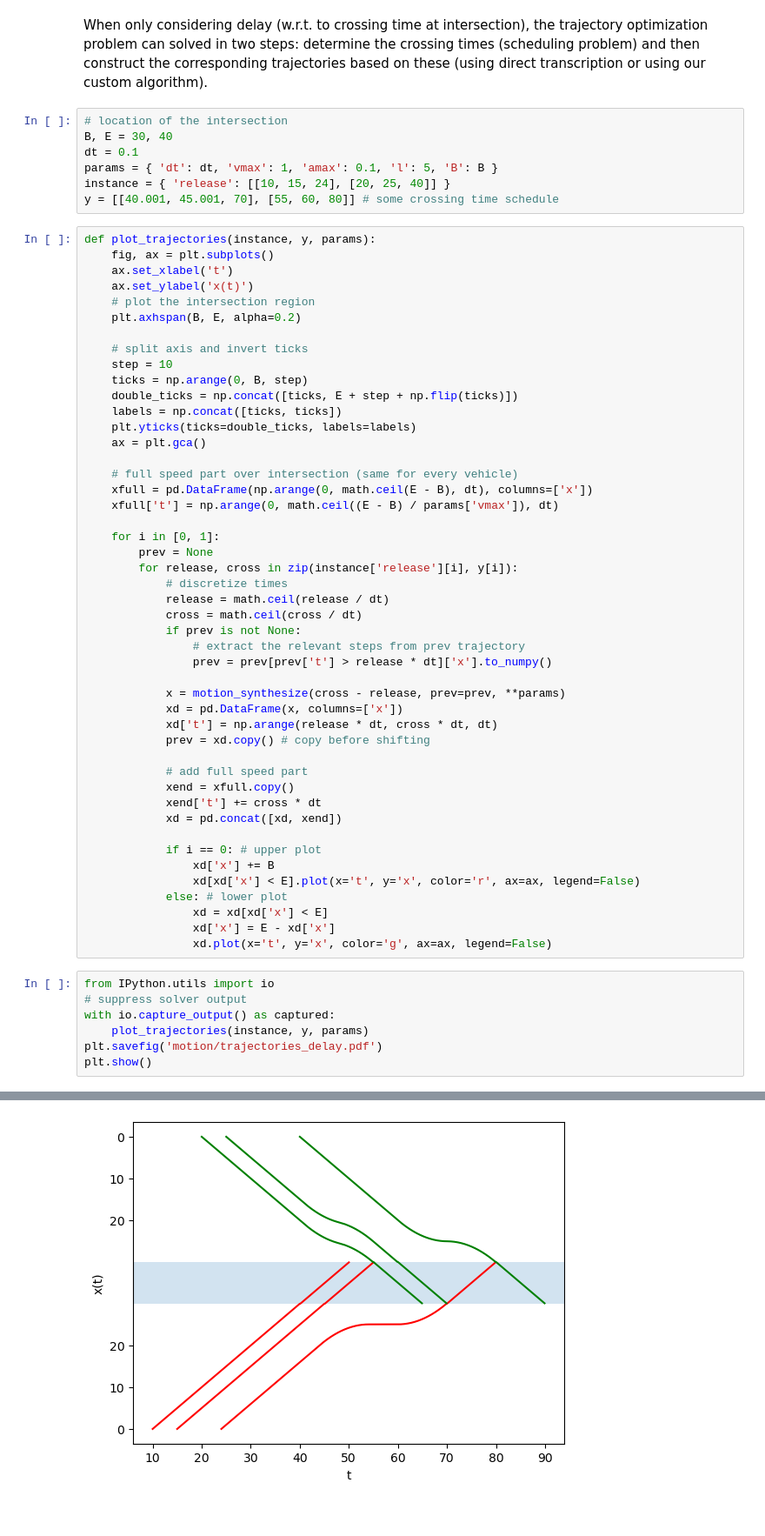
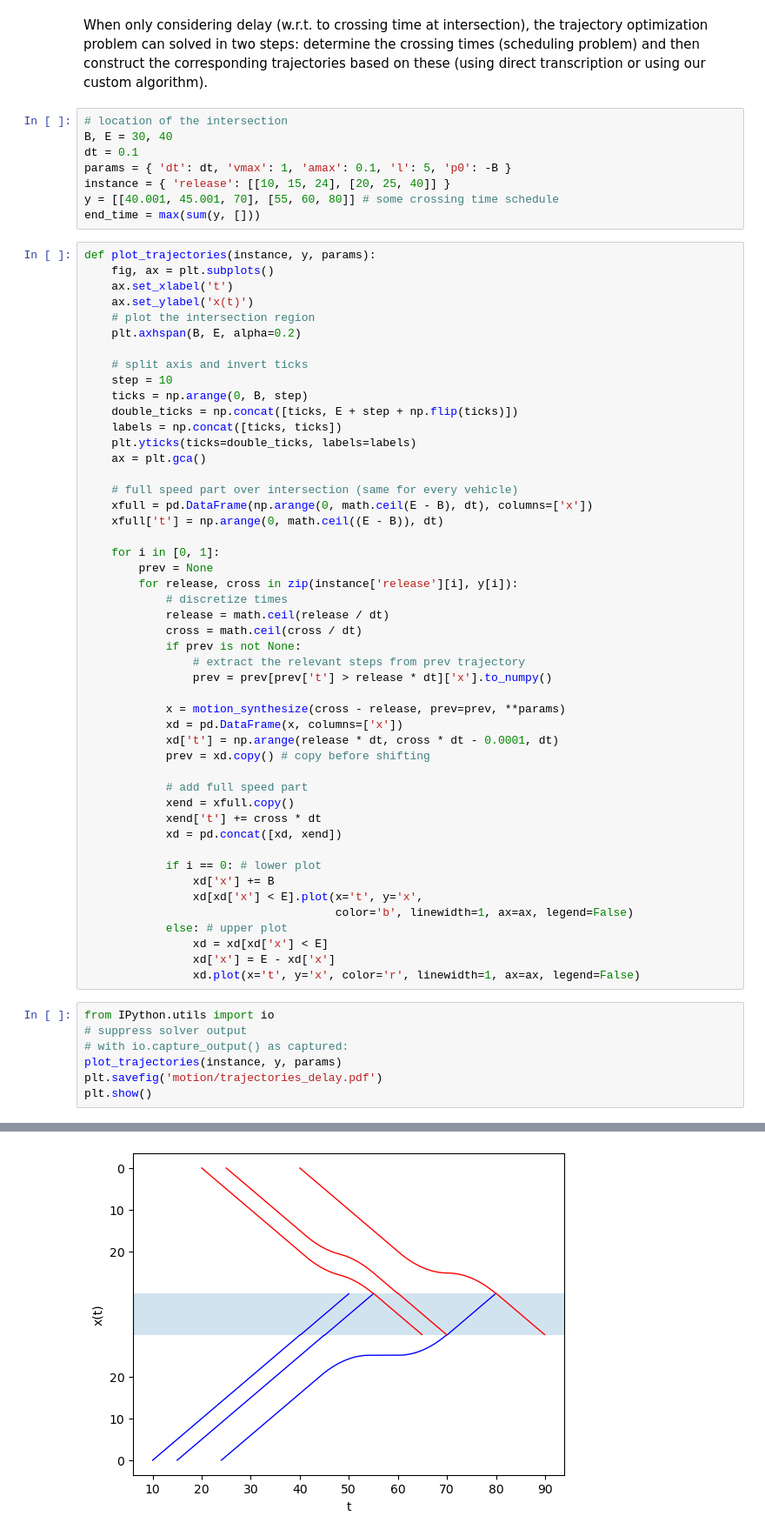
Before and after one commit to jeroenvanriel/traffic-scheduling, a Jupyter notebook: motion/direct_transcription_delay.ipynb, the cells around one changed output, grey strips where cells are left out. Shown at 87% size. Saved outputs shown, nothing was run; the diff lists cells and outputs as text.

```diff
--- a/motion/direct_transcription_delay.ipynb
+++ b/motion/direct_transcription_delay.ipynb
@@ -16,9 +16,10 @@ When only considering delay (w.r.t. to crossing time at intersection), the traje
 # location of the intersection
 B, E = 30, 40
 dt = 0.1
-params = { 'dt': dt, 'vmax': 1, 'amax': 0.1, 'l': 5, 'B': B }
+params = { 'dt': dt, 'vmax': 1, 'amax': 0.1, 'l': 5, 'p0': -B }
 instance = { 'release': [[10, 15, 24], [20, 25, 40]] }
 y = [[40.001, 45.001, 70], [55, 60, 80]] # some crossing time schedule
+end_time = max(sum(y, []))
 # %%
 def plot_trajectories(instance, y, params):
     fig, ax = plt.subplots()
@@ -37,7 +38,7 @@ def plot_trajectories(instance, y, params):
 
     # full speed part over intersection (same for every vehicle)
     xfull = pd.DataFrame(np.arange(0, math.ceil(E - B), dt), columns=['x'])
-    xfull['t'] = np.arange(0, math.ceil((E - B) / params['vmax']), dt)
+    xfull['t'] = np.arange(0, math.ceil((E - B)), dt)
 
     for i in [0, 1]:
         prev = None
@@ -51,7 +52,7 @@ def plot_trajectories(instance, y, params):
 
             x = motion_synthesize(cross - release, prev=prev, **params)
             xd = pd.DataFrame(x, columns=['x'])
-            xd['t'] = np.arange(release * dt, cross * dt, dt)
+            xd['t'] = np.arange(release * dt, cross * dt - 0.0001, dt)
             prev = xd.copy() # copy before shifting
 
             # add full speed part
@@ -59,18 +60,19 @@ def plot_trajectories(instance, y, params):
             xend['t'] += cross * dt
             xd = pd.concat([xd, xend])
 
-            if i == 0: # upper plot
+            if i == 0: # lower plot
                 xd['x'] += B
-                xd[xd['x'] < E].plot(x='t', y='x', color='r', ax=ax, legend=False)
-            else: # lower plot
+                xd[xd['x'] < E].plot(x='t', y='x',
+                                     color='b', linewidth=1, ax=ax, legend=False)
+            else: # upper plot
                 xd = xd[xd['x'] < E]
                 xd['x'] = E - xd['x']
-                xd.plot(x='t', y='x', color='g', ax=ax, legend=False)
+                xd.plot(x='t', y='x', color='r', linewidth=1, ax=ax, legend=False)
 # %%
 from IPython.utils import io
 # suppress solver output
-with io.capture_output() as captured:
-    plot_trajectories(instance, y, params)
+# with io.capture_output() as captured:
+plot_trajectories(instance, y, params)
 plt.savefig('motion/trajectories_delay.pdf')
 plt.show()
 # %% [output]
@@ -77 +96 @@ plt.show()
-[figure, old version]
+[figure, new version]
```
Also changed, not shown: parts of 1 cell of this notebook, 15 other files.
